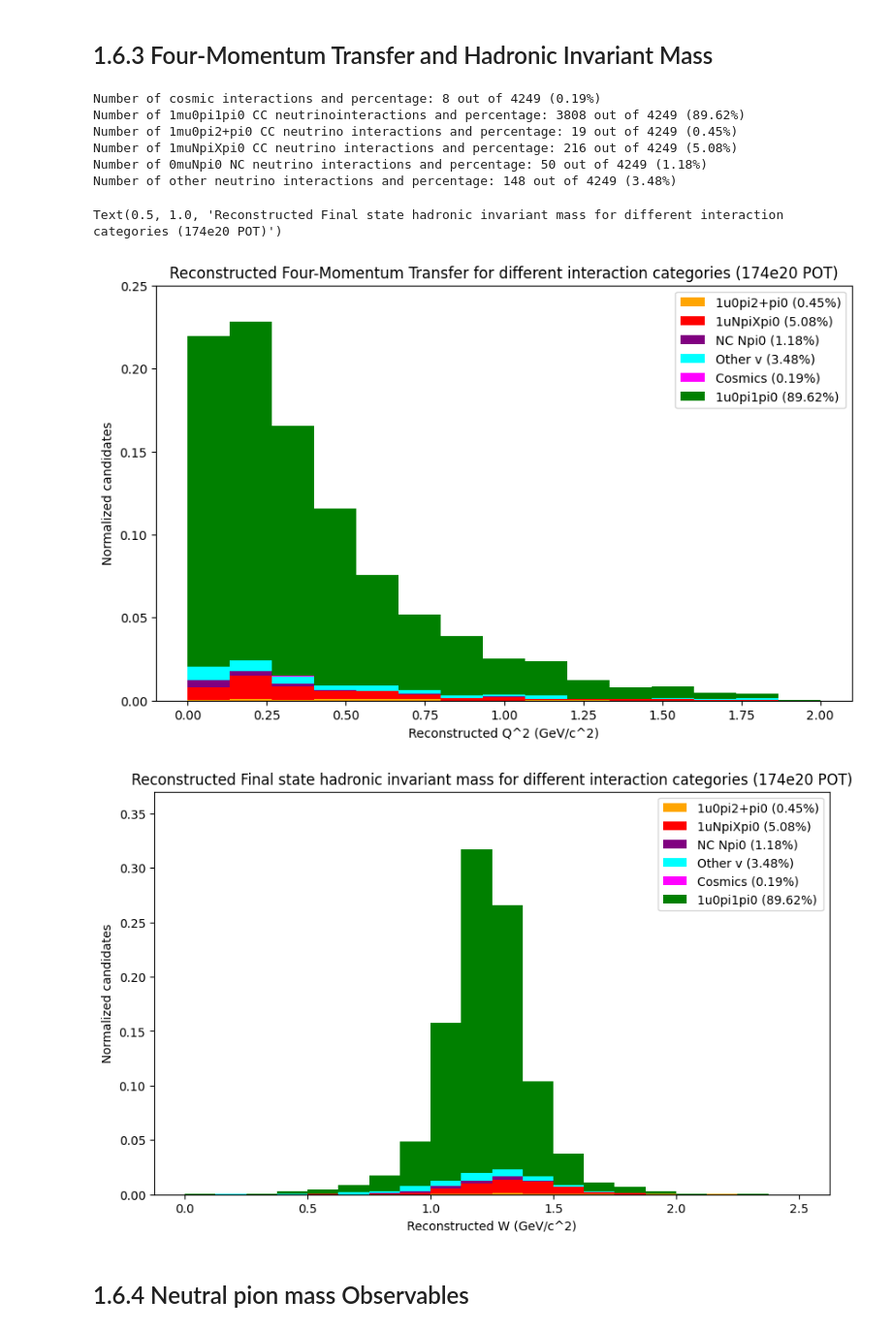
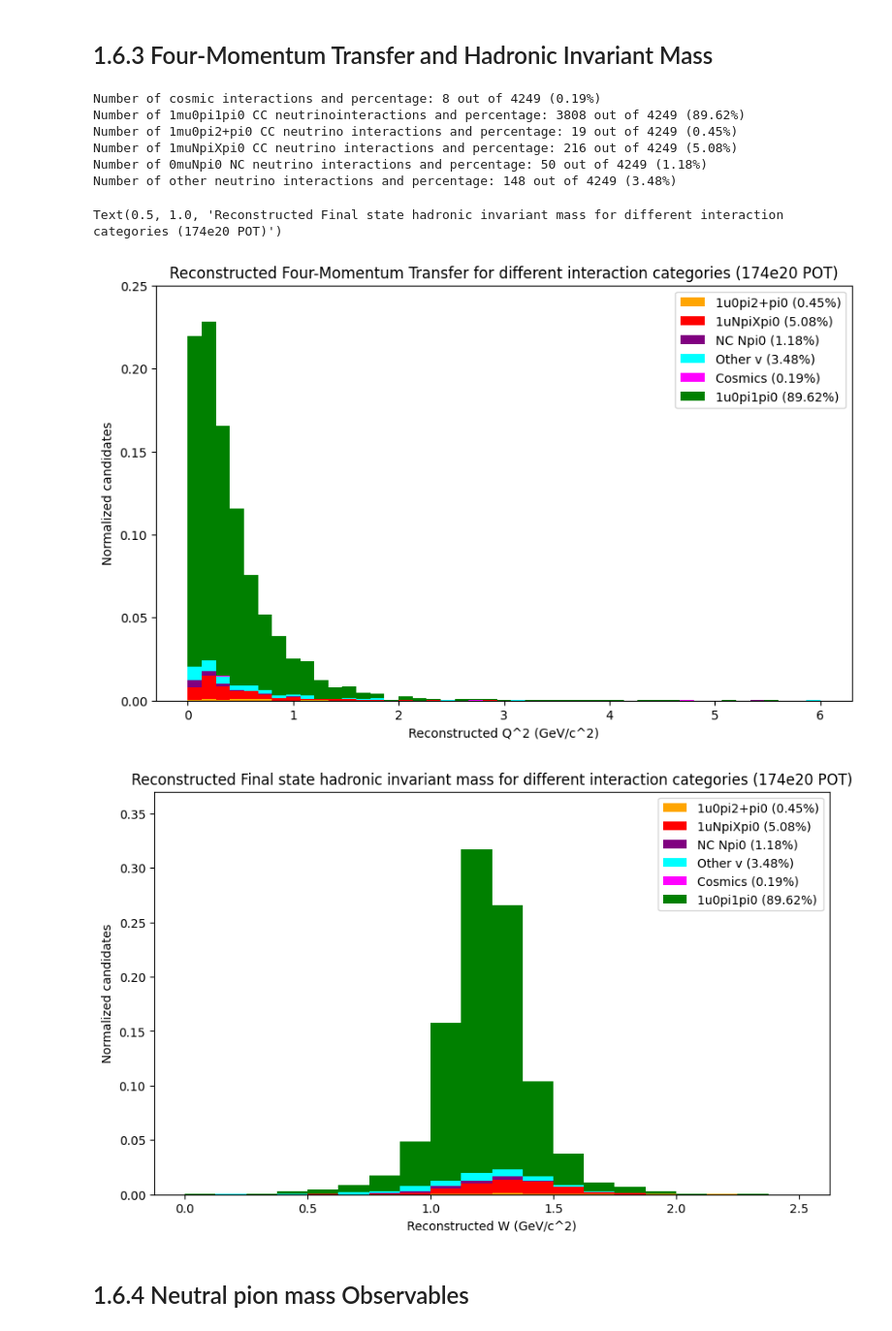
Before and after one commit to jordongalaxy-max/FYP_PYTHON_REAL, a Jupyter notebook: Python/BNB_Paper_Recreation_Normalised_stacked.ipynb, the cells around one changed output. Shown at 97% size. Drawn from its saved outputs; the diff is of its cells as text; code cells hidden in the pictures.

```diff
--- a/Python/BNB_Paper_Recreation_Normalised_stacked.ipynb
+++ b/Python/BNB_Paper_Recreation_Normalised_stacked.ipynb
@@ -1173,35 +1173,35 @@ print(f"Number of other neutrino interactions and percentage: {len(neutrino_othe
 reco_four_momentum_transfer = [neutrino_1mu0pi2pluspi0_category["reco_Q2"], neutrino_1muNpiXpi0_category["reco_Q2"], neutrino_0muNpi0_category["reco_Q2"], neutrino_othernu_category["reco_Q2"], cosmics_category["reco_Q2"], neutrino_1mu0pi1pi0_category["reco_Q2"]]
 reco_four_momentum_transfer_labels = [f"1u0pi2+pi0 ({len(neutrino_1mu0pi2pluspi0_category)/len(combinedcategory)*100:.2f}%)", f"1uNpiXpi0 ({len(neutrino_1muNpiXpi0_category)/len(combinedcategory)*100:.2f}%)", f"NC Npi0 ({len(neutrino_0muNpi0_category)/len(combinedcategory)*100:.2f}%)", f"Other v ({len(neutrino_othernu_category)/len(combinedcategory)*100:.2f}%)", f"Cosmics ({len(cosmics_category)/len(combinedcategory)*100:.2f}%)", f"1u0pi1pi0 ({len(neutrino_1mu0pi1pi0_category)/len(combinedcategory)*100:.2f}%)"]
 plt.figure(figsize=(10,6))
-plt.hist(reco_four_momentum_transfer, bins=15, range=(0, 2), alpha=1, weights=[np.ones_like(neutrino_1mu0pi2pluspi0_category["reco_Q2"]) / len(combinedcategory), np.ones_like(neutrino_1muNpiXpi0_category["reco_Q2"]) / len(combinedcategory), np.ones_like(neutrino_0muNpi0_category["reco_Q2"]) / len(combinedcategory), np.ones_like(neutrino_othernu_category["reco_Q2"]) / len(combinedcategory), np.ones_like(cosmics_category["reco_Q2"]) / len(combinedcategory), np.ones_like(neutrino_1mu0pi1pi0_category["reco_Q2"]) / len(combinedcategory)], label=reco_four_momentum_transfer_labels,
+plt.hist(reco_four_momentum_transfer, bins=45, range=(0, 6), alpha=1, weights=[np.ones_like(neutrino_1mu0pi2pluspi0_category["reco_Q2"]) / len(combinedcategory), np.ones_like(neutrino_1muNpiXpi0_category["reco_Q2"]) / len(combinedcategory), np.ones_like(neutrino_0muNpi0_category["reco_Q2"]) / len(combinedcategory), np.ones_like(neutrino_othernu_category["reco_Q2"]) / len(combinedcategory), np.ones_like(cosmics_category["reco_Q2"]) / len(combinedcategory), np.ones_like(neutrino_1mu0pi1pi0_category["reco_Q2"]) / len(combinedcategory)], label=reco_four_momentum_transfer_labels,
          stacked=True,color=["orange", "red", "purple", "cyan", "magenta", "green"])
 plt.legend()
 plt.ylim(0,0.25)
 plt.xlabel("Reconstructed Q^2 (GeV/c^2)")
 plt.ylabel("Normalized candidates")
 plt.title(f"Reconstructed Four-Momentum Transfer for different interaction categories (174e20 POT)")
 
 
 #Plotting the normalized and stacked hadronic invariant mass for each category into one histogram
 reco_hadronic_invariant_mass = [neutrino_1mu0pi2pluspi0_category["reco_W"], neutrino_1muNpiXpi0_category["reco_W"], neutrino_0muNpi0_category["reco_W"], neutrino_othernu_category["reco_W"], cosmics_category["reco_W"], neutrino_1mu0pi1pi0_category["reco_W"]]
 reco_hadronic_invariant_mass_labels = [f"1u0pi2+pi0 ({len(neutrino_1mu0pi2pluspi0_category)/len(combinedcategory)*100:.2f}%)", f"1uNpiXpi0 ({len(neutrino_1muNpiXpi0_category)/len(combinedcategory)*100:.2f}%)", f"NC Npi0 ({len(neutrino_0muNpi0_category)/len(combinedcategory)*100:.2f}%)", f"Other v ({len(neutrino_othernu_category)/len(combinedcategory)*100:.2f}%)", f"Cosmics ({len(cosmics_category)/len(combinedcategory)*100:.2f}%)", f"1u0pi1pi0 ({len(neutrino_1mu0pi1pi0_category)/len(combinedcategory)*100:.2f}%)"]
 plt.figure(figsize=(10,6))
 plt.hist(reco_hadronic_invariant_mass, bins=20, range=(0, 2.5), alpha=1, weights=[np.ones_like(neutrino_1mu0pi2pluspi0_category["reco_W"]) / len(combinedcategory), np.ones_like(neutrino_1muNpiXpi0_category["reco_W"]) / len(combinedcategory), np.ones_like(neutrino_0muNpi0_category["reco_W"]) / len(combinedcategory), np.ones_like(neutrino_othernu_category["reco_W"]) / len(combinedcategory), np.ones_like(cosmics_category["reco_W"]) / len(combinedcategory), np.ones_like(neutrino_1mu0pi1pi0_category["reco_W"]) / len(combinedcategory)], label=reco_hadronic_invariant_mass_labels,
          stacked=True,color=["orange", "red", "purple", "cyan", "magenta", "green"])
 plt.legend()
 plt.ylim(0,0.37)
 plt.xlabel("Reconstructed W (GeV/c^2)")
 plt.ylabel("Normalized candidates")
 plt.title(f"Reconstructed Final state hadronic invariant mass for different interaction categories (174e20 POT)")
 # %% [output]
 Number of cosmic interactions and percentage: 8 out of 4249 (0.19%)
 Number of 1mu0pi1pi0 CC neutrinointeractions and percentage: 3808 out of 4249 (89.62%)
 Number of 1mu0pi2+pi0 CC neutrino interactions and percentage: 19 out of 4249 (0.45%)
 Number of 1muNpiXpi0 CC neutrino interactions and percentage: 216 out of 4249 (5.08%)
 Number of 0muNpi0 NC neutrino interactions and percentage: 50 out of 4249 (1.18%)
 Number of other neutrino interactions and percentage: 148 out of 4249 (3.48%)
 Text(0.5, 1.0, 'Reconstructed Final state hadronic invariant mass for different interaction categories (174e20 POT)')
-[figure, old version]
+[figure, new version]
 [figure]
 # %% [markdown]
 <h2 style="font-size: 24px;">1.6.4 Neutral pion mass Observables</h2>
```
Also changed, not shown: parts of 4 cells of this notebook, 7 other files.
